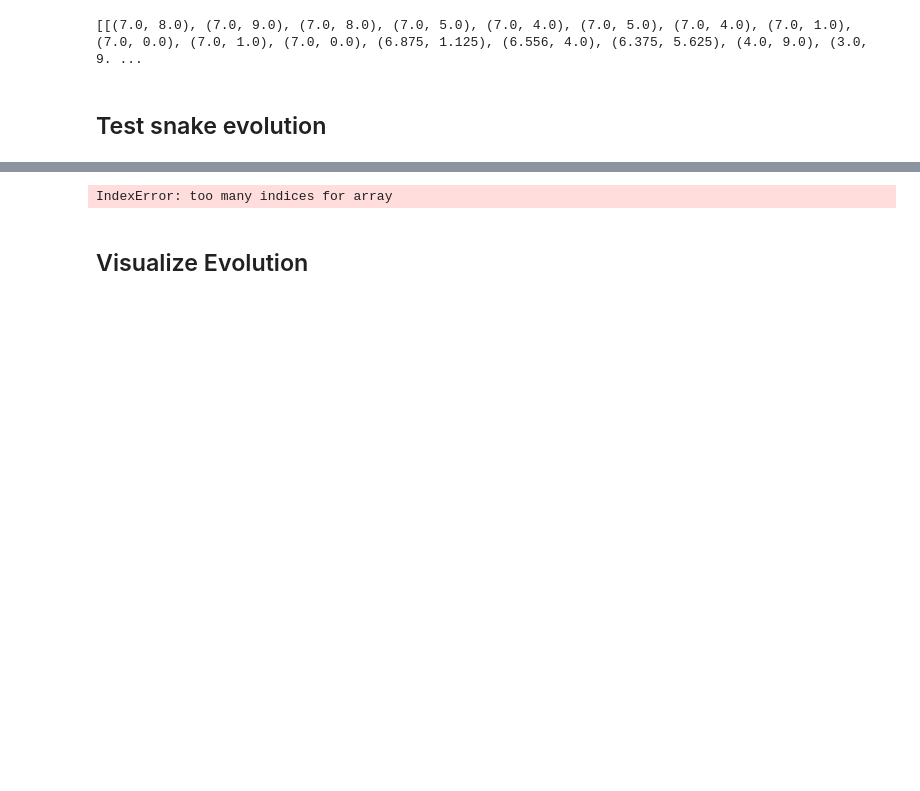
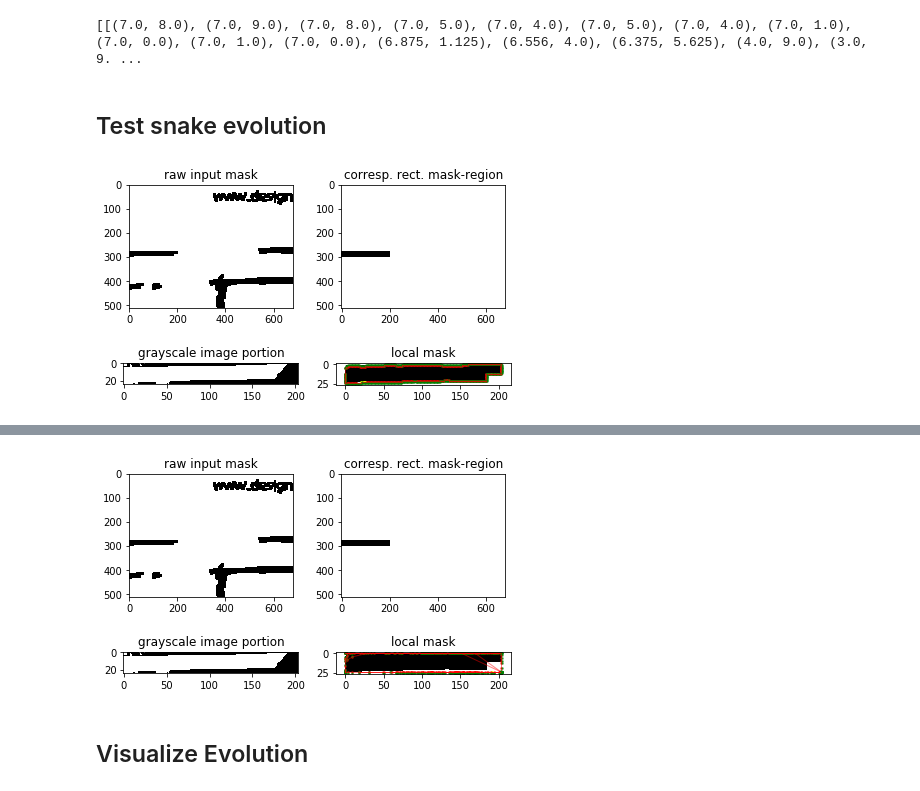
Before and after one commit to CS269-Capstone/t-snake-mask-generation, a Jupyter notebook: notebooks/Snake-Evolution-Tests.ipynb, the cells around one changed output, grey strips where cells are left out. Drawn from its saved outputs; the diff is of its cells as text; code cells hidden in the pictures; blank space fills up the shorter version.

Commit message:
Addressed comments from PR #7. Made updates to allow m-step to complete, updated image image force calculations. TODO: Figure out why snake updates look bad.

```diff
--- a/notebooks/Snake-Evolution-Tests.ipynb
+++ b/notebooks/Snake-Evolution-Tests.ipynb
@@ -54,8 +54,8 @@ for region in regions:
         dt=dt
     )
     tsnakes.append(tsnake)
-    region.visualize() # NOTE: To show tsnakes on images, uncomment
+#     region.visualize() # NOTE: To show tsnakes on images, uncomment
 
-tsnakes.sort(key=lambda t: len(t.nodes))
-print("Length of T-Snakes initialized on image (sorted):\n{}".format(
-    [len(t.nodes) for t in tsnakes]))
+# tsnakes.sort(key=lambda t: len(t.nodes))
+# print("Length of T-Snakes initialized on image (sorted):\n{}".format(
+#     [len(t.nodes) for t in tsnakes]))
@@ -101,37 +90,43 @@ print(intersections)
 # %% [markdown]
 ## Test snake evolution
 # %%
+# Before:
+
+regions[-1].visualize()
 # Test snake evolution
 M = 20 # number of m-steps (iterations)
 
 # Pick one of the snakes on the grid, they are sorted by size
 snake = tsnakes[-1]
 
 # X and Y are matrices to save the position of the
 # snake for every iteration
 X = np.zeros((snake.num_nodes,M+1))
 Y = np.zeros((snake.num_nodes,M+1))
 
 # save the initial position of the snake
 for i in tqdm(range(snake.num_nodes)):
     pos = snake.nodes[i].position
     X[i][0] = pos[0][0]
     Y[i][0]= pos[0][1]
 
 # run for M steps
 for j in tqdm(range(M)):
     #print(out[200,:,0])
     snake.m_step(1) # FIXME: This won't work until TODOs from snake.py line 340 are addressed
 
     #save the updated positions of the nodes
     for i in range(snake.num_nodes):
         pos = snake.nodes[i].position
         #print(pos)
-        X[i][j+1] = pos[0][0]
-        Y[i][j+1]= pos[0][1]
+        X[i, j+1] = pos[0,0]
+        Y[i, j+1]= pos[0,1]
+
+regions[-1].visualize()
 # %% [output]
+[figure, added]
 [interactive output not drawn]
 [interactive output not drawn]
-IndexError: too many indices for array
+[figure, added]
 # %% [markdown]
 ## Visualize Evolution
```
Also changed, not shown: parts of 4 cells of this notebook, 5 other files.
